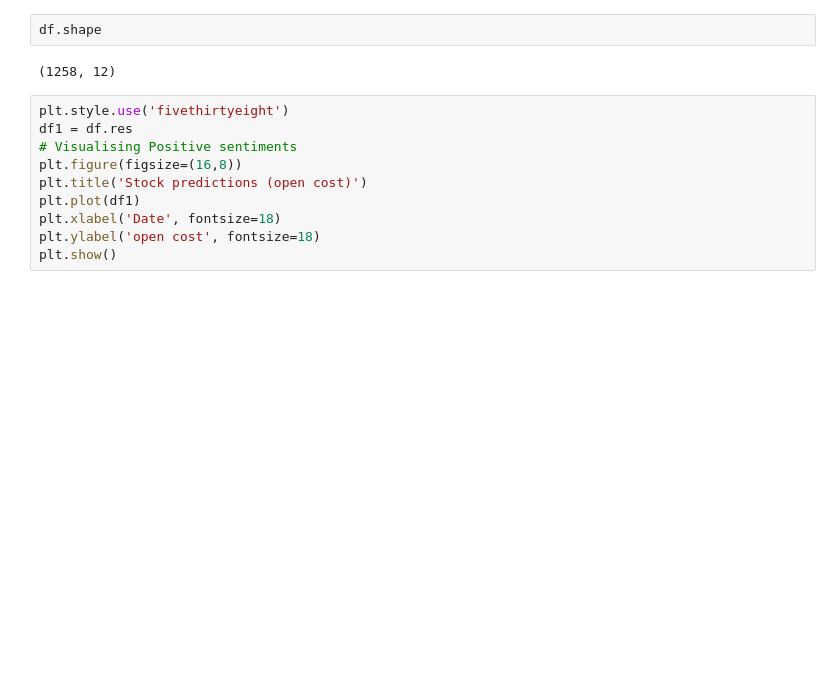
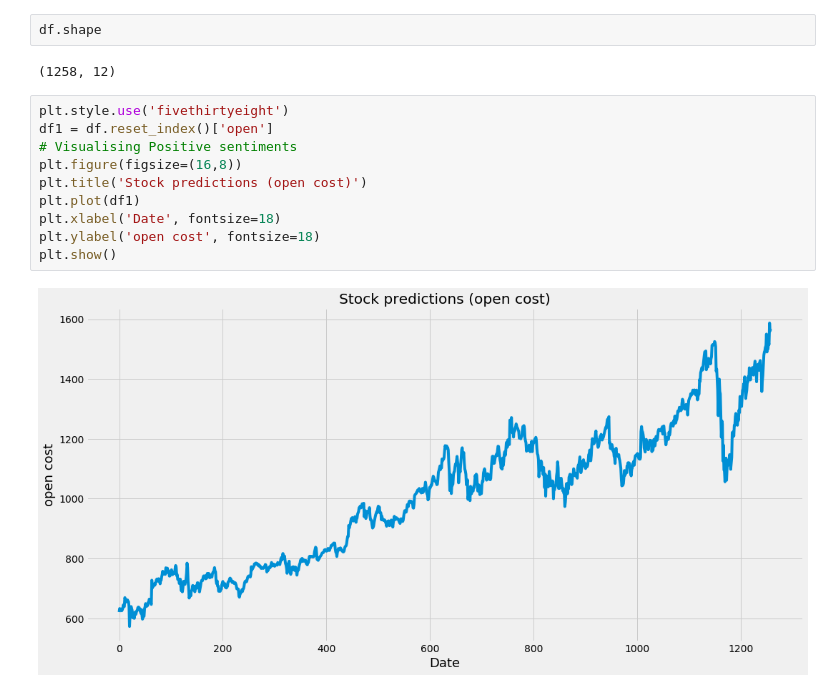
Before and after one commit to abhaydhiman/stock_predictions, a Jupyter notebook: Untitled.ipynb, the cells around one changed output. Saved outputs shown, nothing was run; the diff lists cells and outputs as text; blank space fills up the shorter version.

```diff
--- a/Untitled.ipynb
+++ b/Untitled.ipynb
@@ -36,11 +36,13 @@ df.shape
 (1258, 12)
 # %%
 plt.style.use('fivethirtyeight')
-df1 = df.res
+df1 = df.reset_index()['open']
 # Visualising Positive sentiments
 plt.figure(figsize=(16,8))
 plt.title('Stock predictions (open cost)')
 plt.plot(df1)
 plt.xlabel('Date', fontsize=18)
 plt.ylabel('open cost', fontsize=18)
 plt.show()
+# %% [output]
+[figure, added]
```
